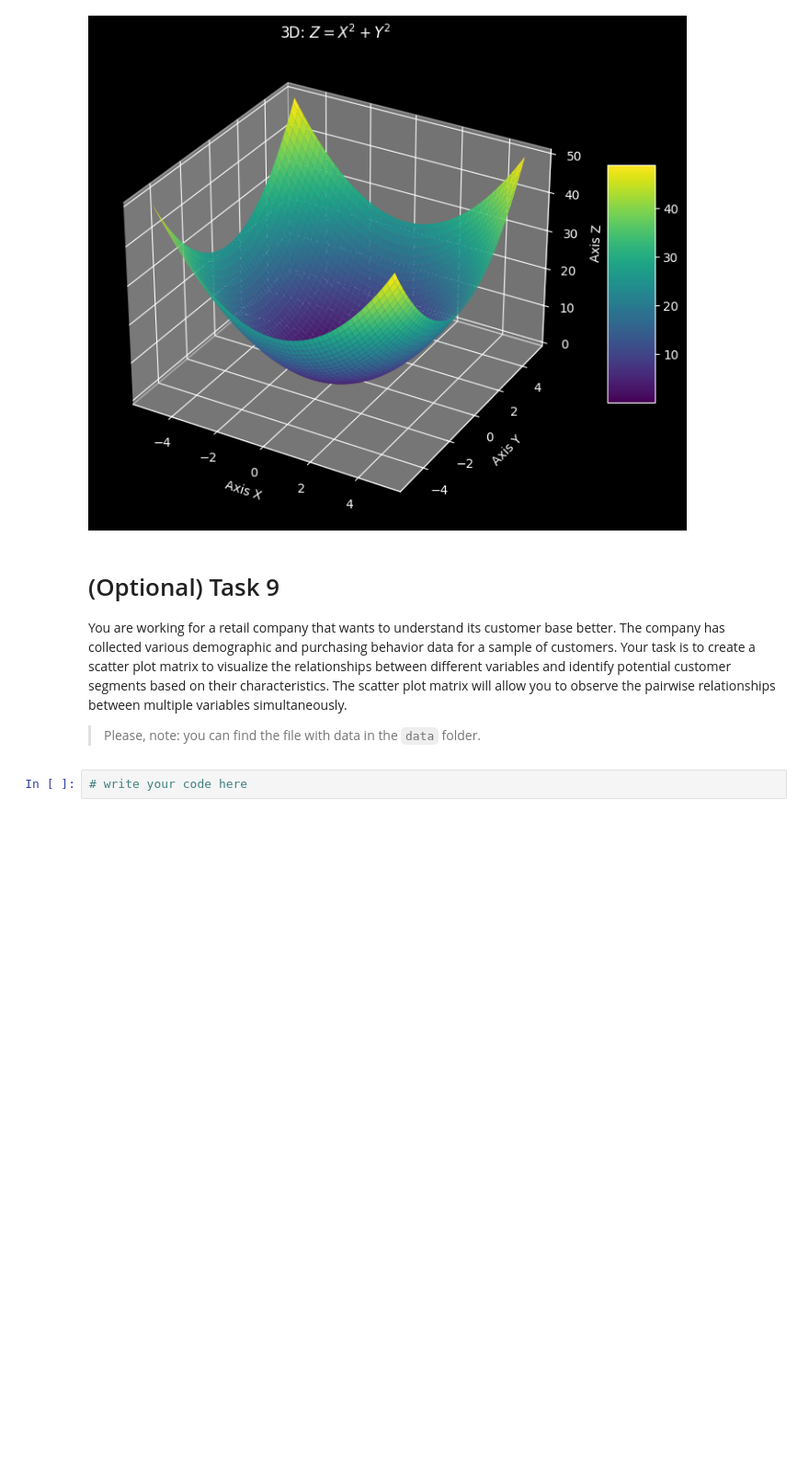
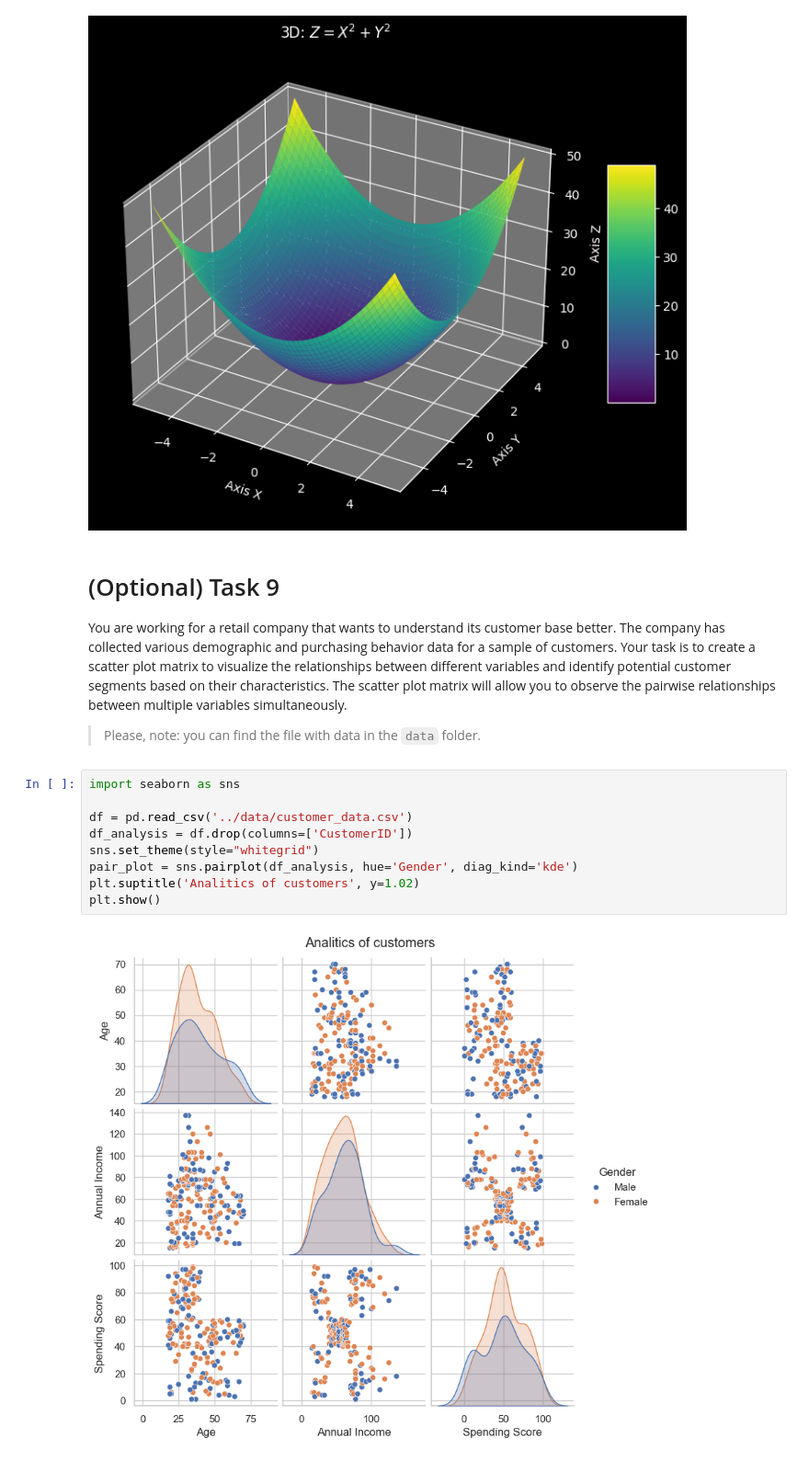
Before and after one commit to SerhiiChumak/py-matplotlib, a Jupyter notebook: app/matplotlib.ipynb, the cells around one changed output. Shown at 92% size. Drawn from its saved outputs; the diff is of its cells as text; blank space fills up the shorter version.

```diff
--- a/app/matplotlib.ipynb
+++ b/app/matplotlib.ipynb
@@ -215,5 +215,14 @@ plt.show()
 You are working for a retail company that wants to understand its customer base better. The company has collected various demographic and purchasing behavior data for a sample of customers. Your task is to create a scatter plot matrix to visualize the relationships between different variables and identify potential customer segments based on their characteristics. The scatter plot matrix will allow you to observe the pairwise relationships between multiple variables simultaneously.
 
 > Please, note: you can find the file with data in the `data` folder.
-# %%
-# write your code here
+# %%
+import seaborn as sns
+
+df = pd.read_csv('../data/customer_data.csv')
+df_analysis = df.drop(columns=['CustomerID'])
+sns.set_theme(style="whitegrid")
+pair_plot = sns.pairplot(df_analysis, hue='Gender', diag_kind='kde')
+plt.suptitle('Analitics of customers', y=1.02)
+plt.show()
+# %% [output]
+[figure, added]
```
